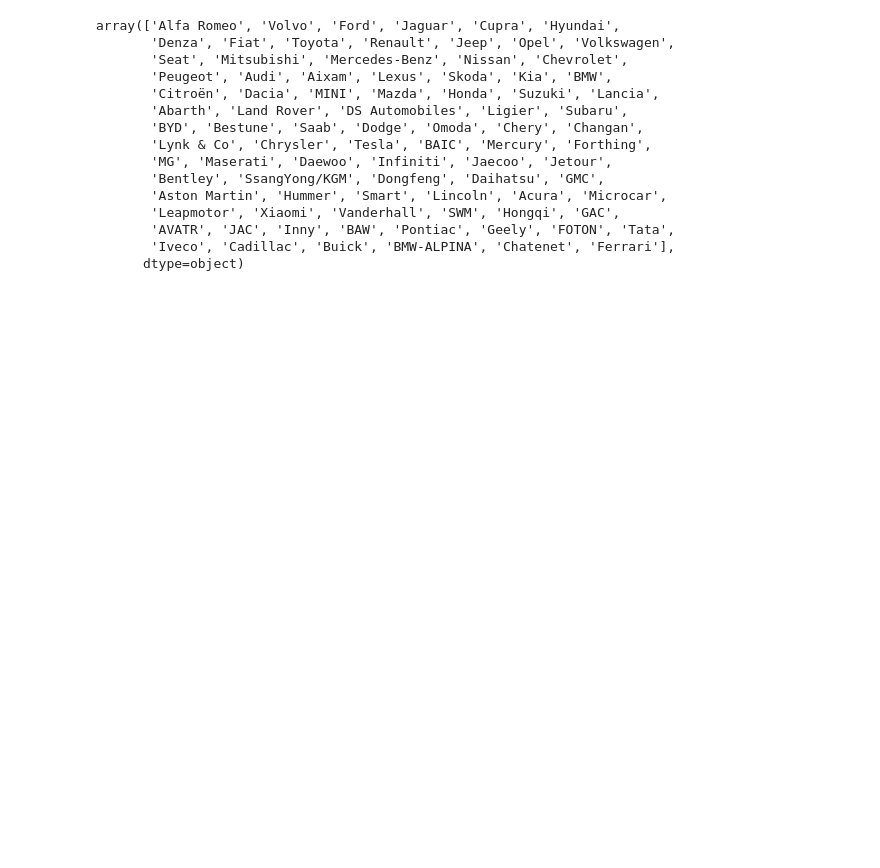
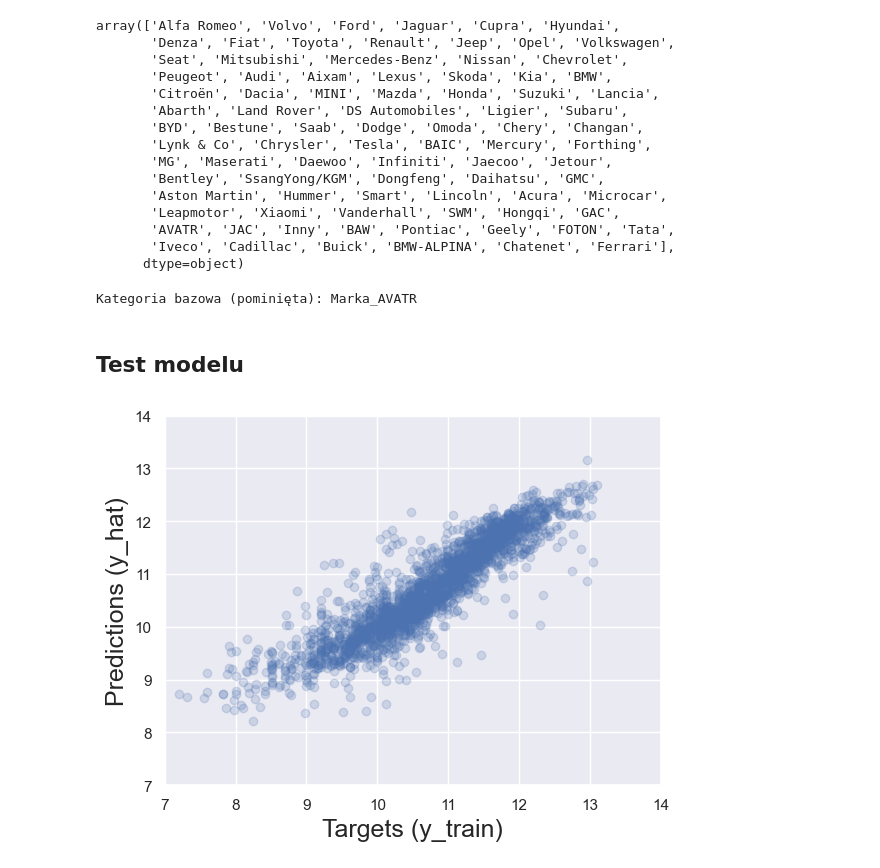
Before and after one commit to Maxik121/Otomoto-Data-Analysis, a Jupyter notebook: predictive_model.ipynb, the cells around one changed output. Saved outputs shown, nothing was run; the diff lists cells and outputs as text; code cells hidden in the pictures; blank space fills up the shorter version.

```diff
--- a/predictive_model.ipynb
+++ b/predictive_model.ipynb
@@ -408,3 +413,24 @@ array(['Alfa Romeo', 'Volvo', 'Ford', 'Jaguar', 'Cupra', 'Hyundai',
        'AVATR', 'JAC', 'Inny', 'BAW', 'Pontiac', 'Geely', 'FOTON', 'Tata',
        'Iveco', 'Cadillac', 'Buick', 'BMW-ALPINA', 'Chatenet', 'Ferrari'],
       dtype=object)
+# %%
+wszystkie_marki = data_cleaned['Marka'].unique()
+kolumny_modelu = inputs.columns
+for m in sorted(wszystkie_marki):
+    if f"Marka_{m}" not in kolumny_modelu:
+        print(f"Kategoria bazowa (pominięta): Marka_{m}")
+# %% [output]
+Kategoria bazowa (pominięta): Marka_AVATR
+# %% [markdown]
+## Test modelu
+# %%
+y_hat_test = reg.predict(x_test)
+# %%
+plt.scatter(y_test, y_hat_test, alpha= 0.2)
+plt.xlabel('Targets (y_train)', size = 18)
+plt.ylabel('Predictions (y_hat)', size = 18)
+plt.xlim(7,14)
+plt.ylim(7,14)
+plt.show()
+# %% [output]
+[figure, added]
```
Also changed, not shown: parts of 9 cells of this notebook.
